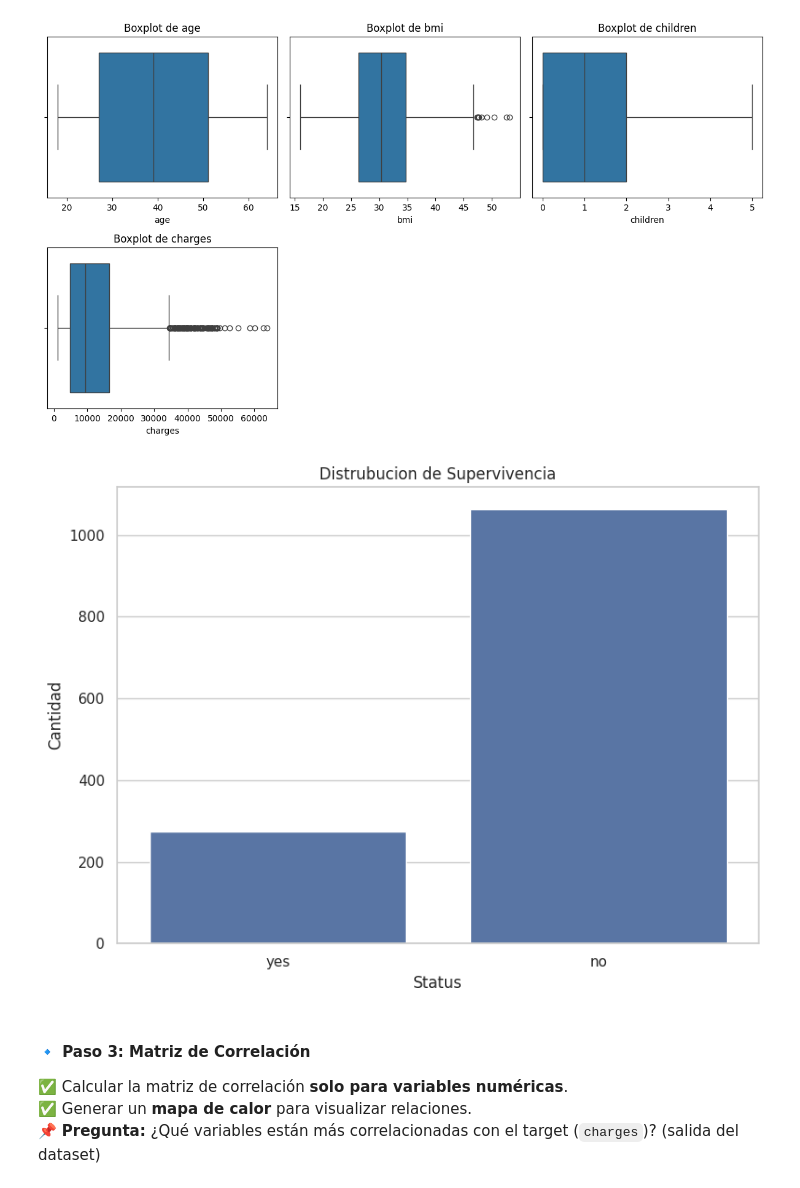
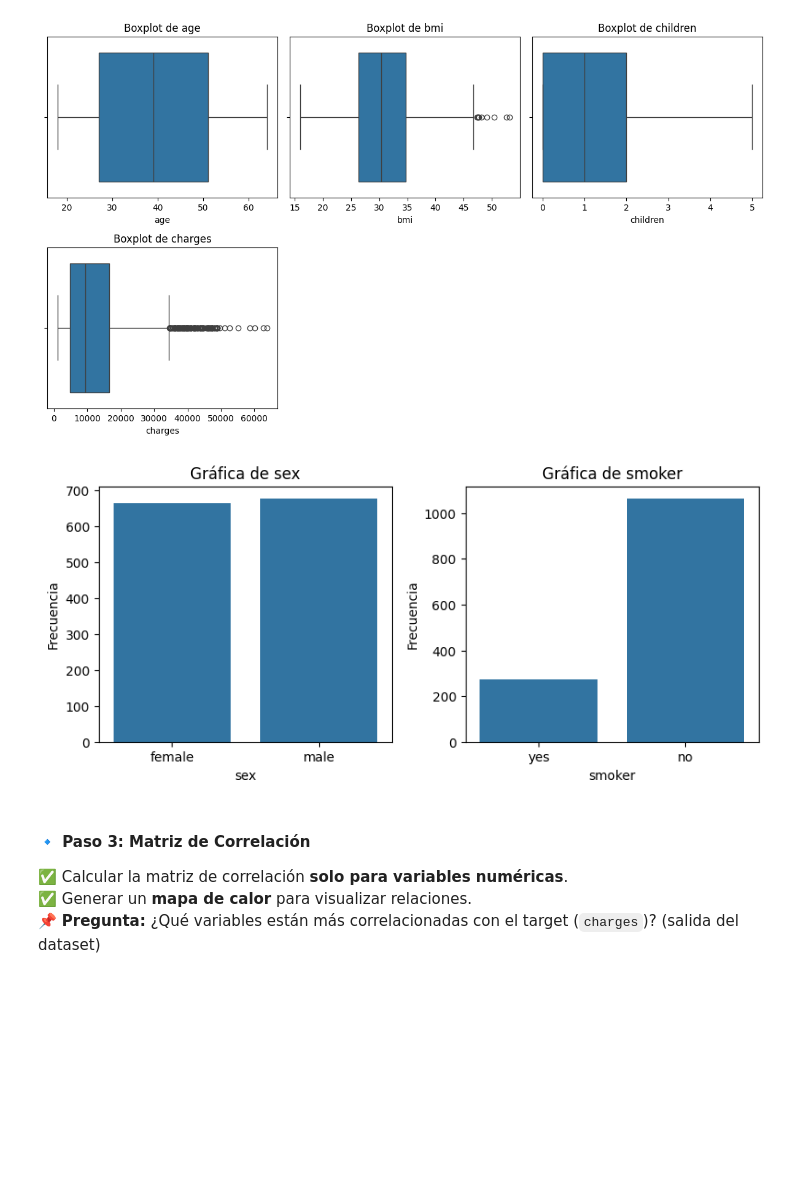
Before and after one commit to AleR26/ColabFiles, a Jupyter notebook: practicasregresionlasso_ridge.ipynb, the cells around one changed output. Cells and saved outputs as stored; diff of their text form; code cells hidden in the pictures; blank space fills up the shorter version.

```diff
--- a/practicasregresionlasso_ridge.ipynb
+++ b/practicasregresionlasso_ridge.ipynb
@@ -64,6 +64,10 @@ Data columns (total 7 columns):
 50%      39.000000    30.400000     1.000000   9382.033000
 75%      51.000000    34.693750     2.000000  16639.912515
 max      64.000000    53.130000     5.000000  63770.428010
+# %%
+#Separar las caracteristicas en numéricas y categóricas
+categorical_feature = ['sex', 'smoker']
+numerical_columns = ['age', 'bmi', 'children', 'charges']
 # %% [markdown]
 #### **🔹 Paso 2: Análisis Exploratorio (EDA)**
 📊 **Para variables numéricas:**
@@ -103,25 +105,21 @@ plt.show()
 # %% [output]
 [figure]
 [figure]
-# %%
-# Configurar el estilo de los gráficos
-sns.set(style="whitegrid")
-
-# Crear gráficas de barras para cada variable categórica
-plt.figure(figsize=(8, 6))
-
-# Gráfica de barras para 'cut'
-sns.countplot(x='smoker', data=df)
-plt.title('Distrubucion de Supervivencia')
-plt.xlabel('Status')
-plt.ylabel('Cantidad')
-
-
-# Ajustar el layout y mostrar los gráficos
-plt.tight_layout()
-plt.show()
-# %% [output]
-[figure, removed]
+# %%
+
+
+plt.figure(figsize=(12,10))
+for i,col in enumerate(categorical_feature,1):
+  plt.subplot(3,3,i)
+  sns.countplot(x=df[col], data=df)
+  plt.title(f'Gráfica de {col}', fontsize=12)
+  plt.xlabel(col, fontsize=10)
+  plt.ylabel('Frecuencia', fontsize=10)
+
+plt.tight_layout()
+plt.show()
+# %% [output]
+[figure, added]
 # %% [markdown]
 #### **🔹 Paso 3: Matriz de Correlación**
 ✅ Calcular la matriz de correlación **solo para variables numéricas**.
```
Also changed, not shown: parts of 20 cells of this notebook.
